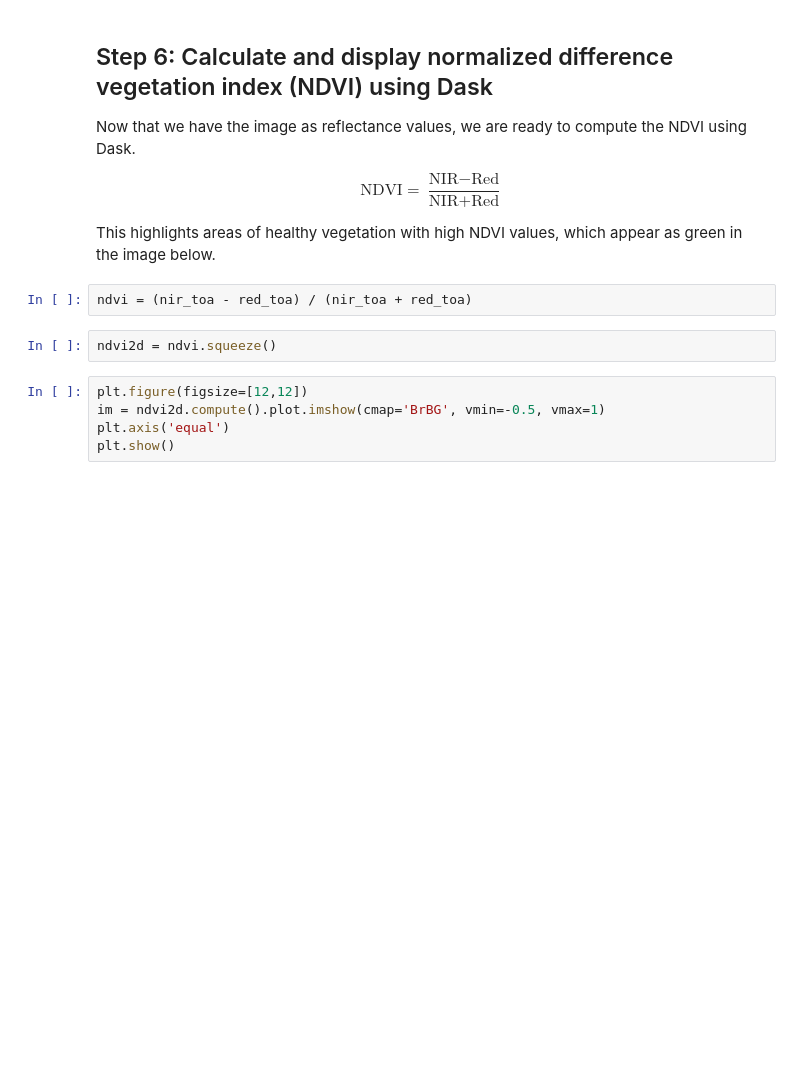
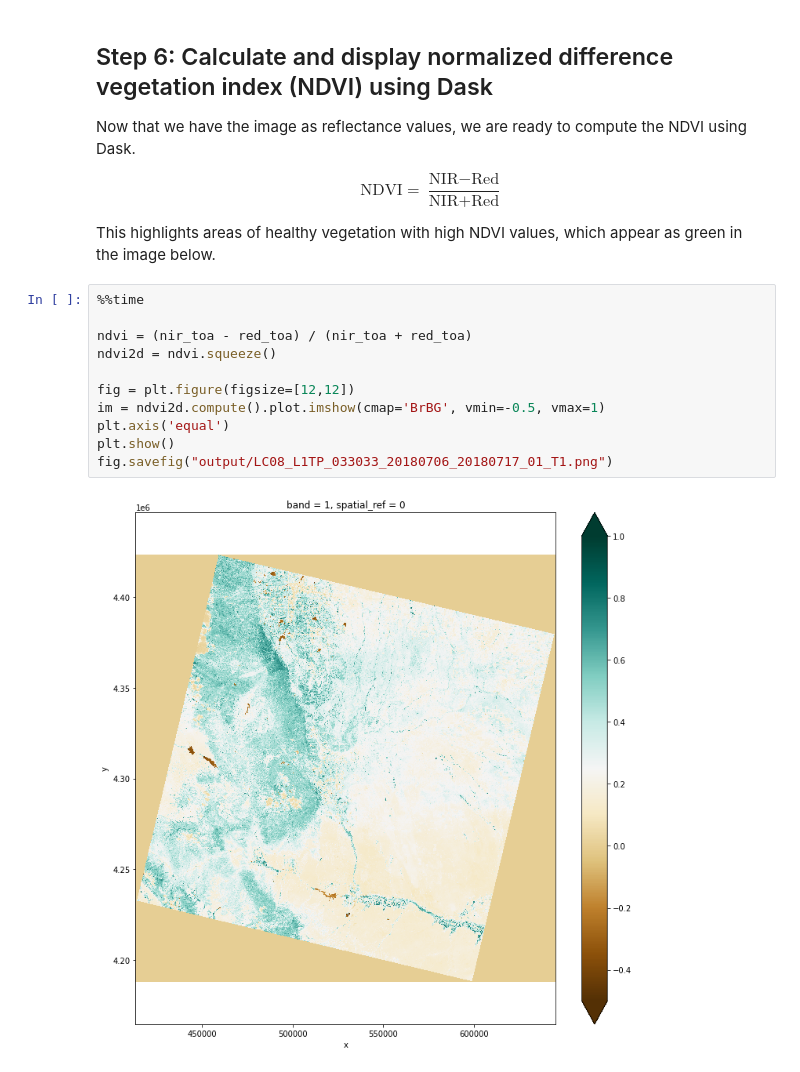
Before and after one commit to koverholt/scaling-python-on-gcp, a Jupyter notebook: 1-small-scale/satellite-imagery.ipynb, the cells around one changed output. Cells and saved outputs as stored; diff of their text form; blank space fills up the shorter version.

```diff
--- a/1-small-scale/satellite-imagery.ipynb
+++ b/1-small-scale/satellite-imagery.ipynb
@@ -103,12 +137,16 @@ $$
 $$
 
 This highlights areas of healthy vegetation with high NDVI values, which appear as green in the image below.
-# %%
-ndvi = (nir_toa - red_toa) / (nir_toa + red_toa)
-# %%
-ndvi2d = ndvi.squeeze()
 # %%
-plt.figure(figsize=[12,12])
+%%time
+
+ndvi = (nir_toa - red_toa) / (nir_toa + red_toa)
+ndvi2d = ndvi.squeeze()
+
+fig = plt.figure(figsize=[12,12])
 im = ndvi2d.compute().plot.imshow(cmap='BrBG', vmin=-0.5, vmax=1)
 plt.axis('equal')
 plt.show()
+fig.savefig("output/LC08_L1TP_033033_20180706_20180717_01_T1.png")
+# %% [output]
+[figure, added]
```
Also changed, not shown: parts of 5 cells of this notebook, 6 other files.
